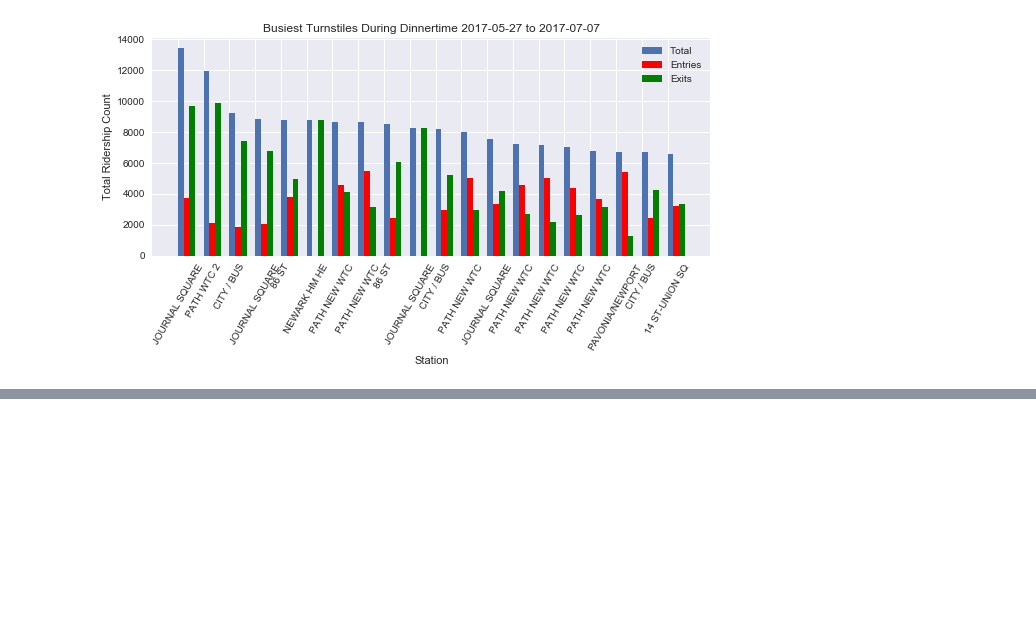
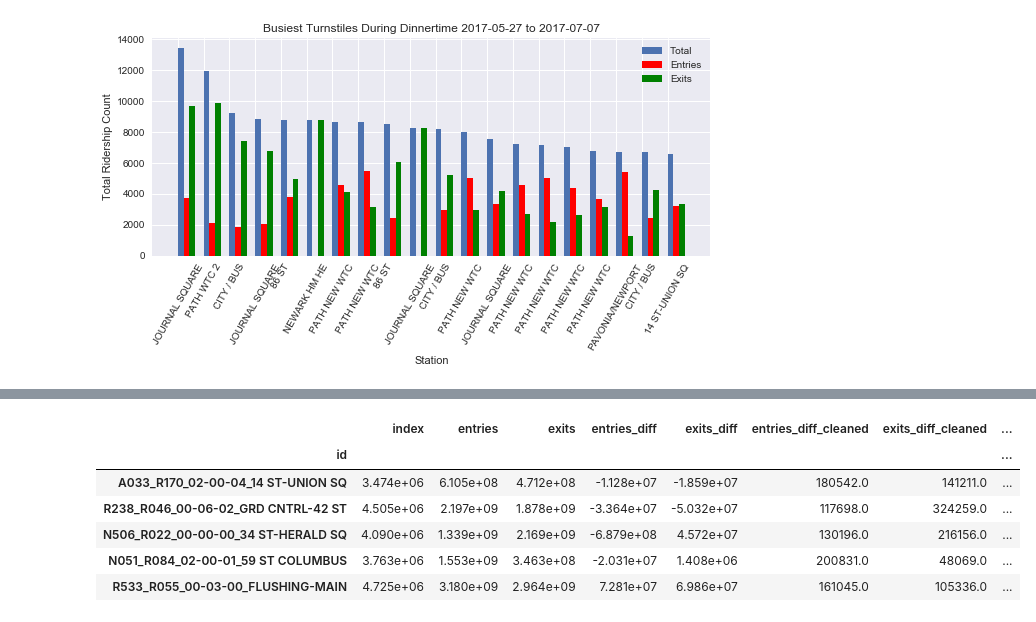
Before and after one commit to everling-prime/benson, a Jupyter notebook: mta_challenges_pandas_mvl-SkipCopy1.ipynb, the cells around one changed output, grey strips where cells are left out. Cells and saved outputs as stored; diff of their text form; code cells hidden in the pictures; blank space fills up the shorter version.

```diff
--- a/mta_challenges_pandas_mvl-SkipCopy1.ipynb
+++ b/mta_challenges_pandas_mvl-SkipCopy1.ipynb
@@ -763,0 +818,10 @@ ax.set_title('Busiest Turnstiles During Dinnertime %s to %s' % (min_date,max_dat
+# %%
+station_max_turnstile
+# %% [output]
+|  | index | entries | exits | entries_diff | exits_diff | entries_diff_cleaned | exits_diff_cleaned | ... |
+| id |  |  |  |  |  |  |  | ... |
+| A033_R170_02-00-04_14 ST-UNION SQ | 3.474e+06 | 6.105e+08 | 4.712e+08 | -1.128e+07 | -1.859e+07 | 180542.0 | 141211.0 | ... |
+| R238_R046_00-06-02_GRD CNTRL-42 ST | 4.505e+06 | 2.197e+09 | 1.878e+09 | -3.364e+07 | -5.032e+07 | 117698.0 | 324259.0 | ... |
+| N506_R022_00-00-00_34 ST-HERALD SQ | 4.090e+06 | 1.339e+09 | 2.169e+09 | -6.879e+08 | 4.572e+07 | 130196.0 | 216156.0 | ... |
+| N051_R084_02-00-01_59 ST COLUMBUS | 3.763e+06 | 1.553e+09 | 3.463e+08 | -2.031e+07 | 1.408e+06 | 200831.0 | 48069.0 | ... |
+| R533_R055_00-03-00_FLUSHING-MAIN | 4.725e+06 | 3.180e+09 | 2.964e+09 | 7.281e+07 | 6.986e+07 | 161045.0 | 105336.0 | ... |
```
Also changed, not shown: parts of 14 cells of this notebook.
